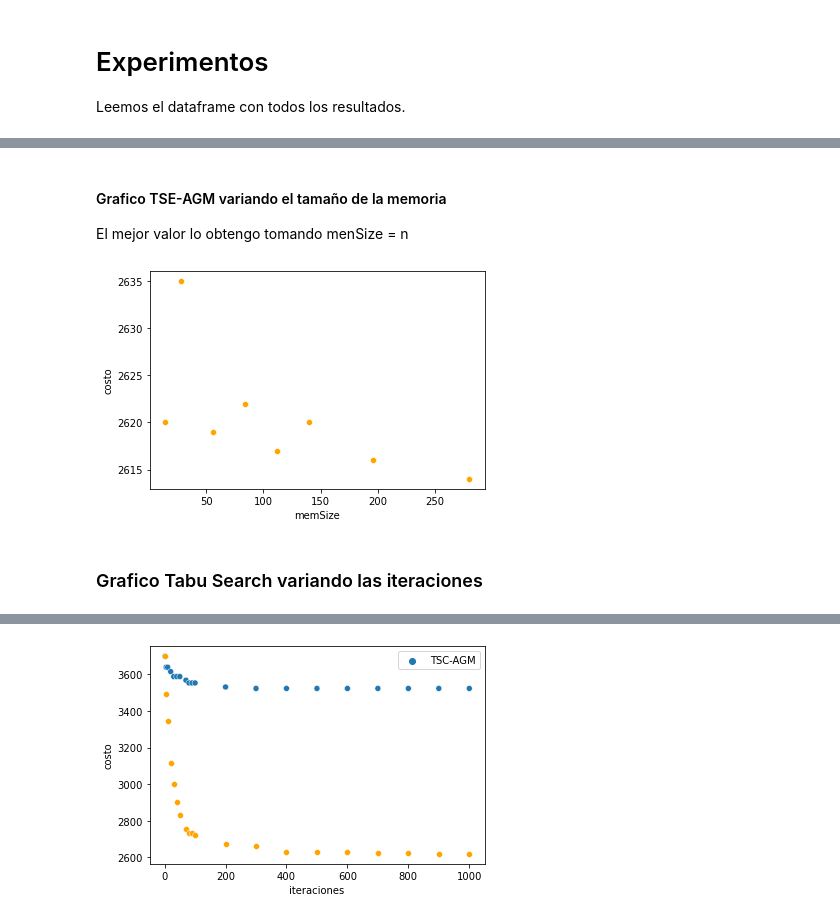
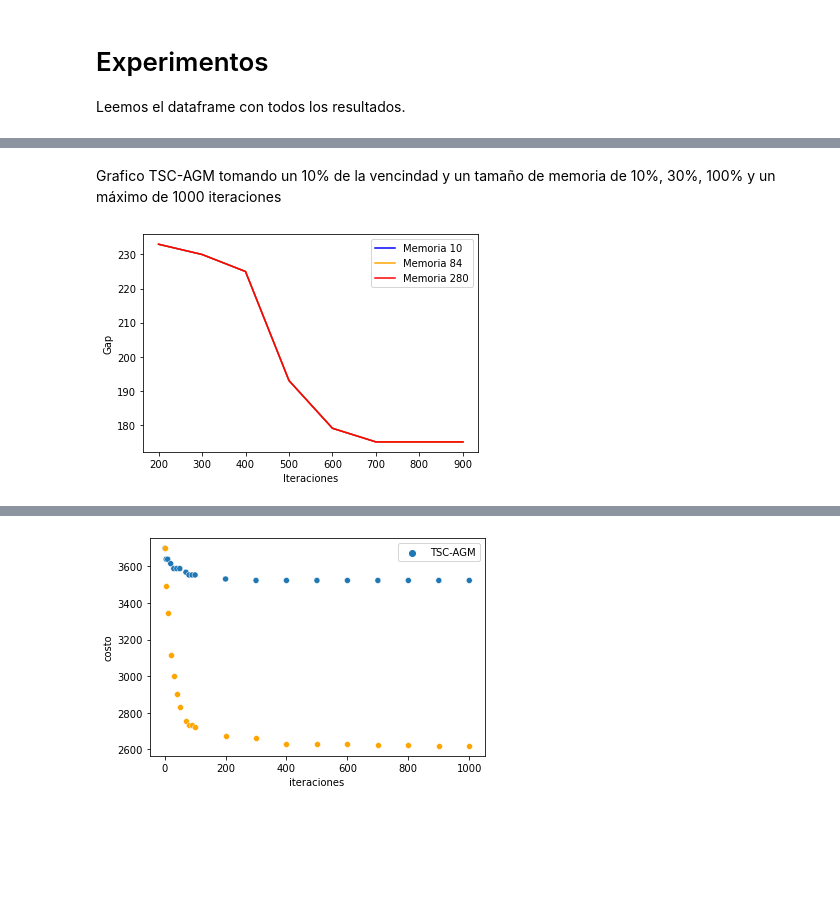
Before and after one commit to cmamani02/tp2_tspAlgo3, a Jupyter notebook: python/analisis.ipynb, the cells around one changed output, grey strips where cells are left out. Cells and saved outputs as stored; diff of their text form; code cells hidden in the pictures; blank space fills up the shorter version.

Commit message:
analisis tabu memoria

```diff
--- a/python/analisis.ipynb
+++ b/python/analisis.ipynb
@@ -39 +37,5 @@ df_resultados = pd.read_csv("resultados/resultado.csv");
+# %%
+df_res_comparciones = pd.read_csv("resultados/res-comparaciones.csv");
+df_resultados_tbc = pd.read_csv("resultados/resultado-tbc.csv");
+df_resultados_tbe = pd.read_csv("resultados/resultado-tbe.csv");
 # %% [markdown]
@@ -76,13 +43,16 @@ fig = sns.scatterplot(data=df_variacion_memSize_TSE_AGM, x='memSize', y='costo',
-# %% [markdown]
-#### Grafico TSE-AGM variando el tamaño de la memoria
-El mejor valor lo obtengo tomando menSize = n
-# %%
-df_variacion_memSize_TSE_AGM = df_resultados[(df_resultados["metodo"]=="TSE-AGM") & (df_resultados["caso"]=="variando-memoria")].copy();
-fig = sns.scatterplot(data=df_variacion_memSize_TSE_AGM, x='memSize', y='costo', color='orange' );
-
-#fig.set(xlabel='n', ylabel='tiempo (ms)');
-#plt.savefig("graficos/fb-densidades.svg");
-# %% [output]
-[figure, removed]
-# %% [markdown]
-### Grafico Tabu Search variando las iteraciones
+# %% [markdown]
+Grafico TSC-AGM tomando un 10% de la vencindad y un tamaño de memoria de 10%, 30%, 100% y un máximo de 1000 iteraciones
+# %%
+df_variacion_mem_10_v10_TSC_AGM = df_resultados_tbc[(df_resultados_tbc["metodo"]=="TSC-AGM") & (df_resultados_tbc["caso"]=="memoria-28-vecinos-10")].copy();
+fig = sns.lineplot(data=df_variacion_mem_10_v10_TSC_AGM[df_variacion_mem_10_v10_TSC_AGM["iteraciones"] > 100], x='iteraciones', y='gap',  color='blue',palette = 'bright', label='Memoria 10');
+
+df_variacion_mem_30_v10_TSC_AGM = df_resultados_tbc[(df_resultados_tbc["metodo"]=="TSC-AGM") & (df_resultados_tbc["caso"]=="memoria-84-vecinos-10")].copy();
+fig = sns.lineplot(data=df_variacion_mem_30_v10_TSC_AGM[df_variacion_mem_30_v10_TSC_AGM["iteraciones"] > 100], x='iteraciones', y='gap', color='orange',palette = 'bright', label='Memoria 84');
+
+df_variacion_mem_280_v10_TSC_AGM = df_resultados_tbc[(df_resultados_tbc["metodo"]=="TSC-AGM") & (df_resultados_tbc["caso"]=="memoria-280-vecinos-10")].copy();
+fig = sns.lineplot(data=df_variacion_mem_280_v10_TSC_AGM[df_variacion_mem_280_v10_TSC_AGM["iteraciones"] > 100], x='iteraciones', y='gap', color='red',palette = 'bright', label='Memoria 280');
+
+fig.set(xlabel='Iteraciones', ylabel='Gap');
+plt.savefig("graficos/tbc-agm-mem-v10.svg");
+# %% [output]
+[figure, added]
```
Also changed, not shown: parts of 15 cells of this notebook.
